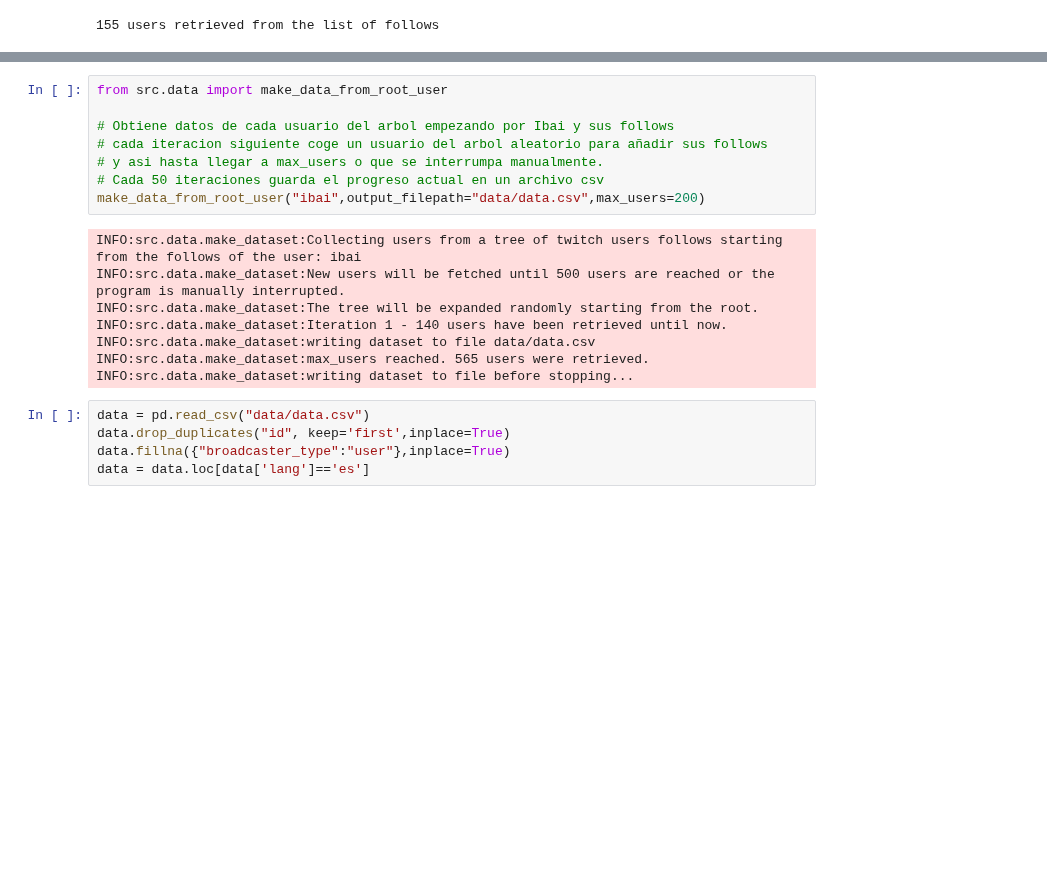
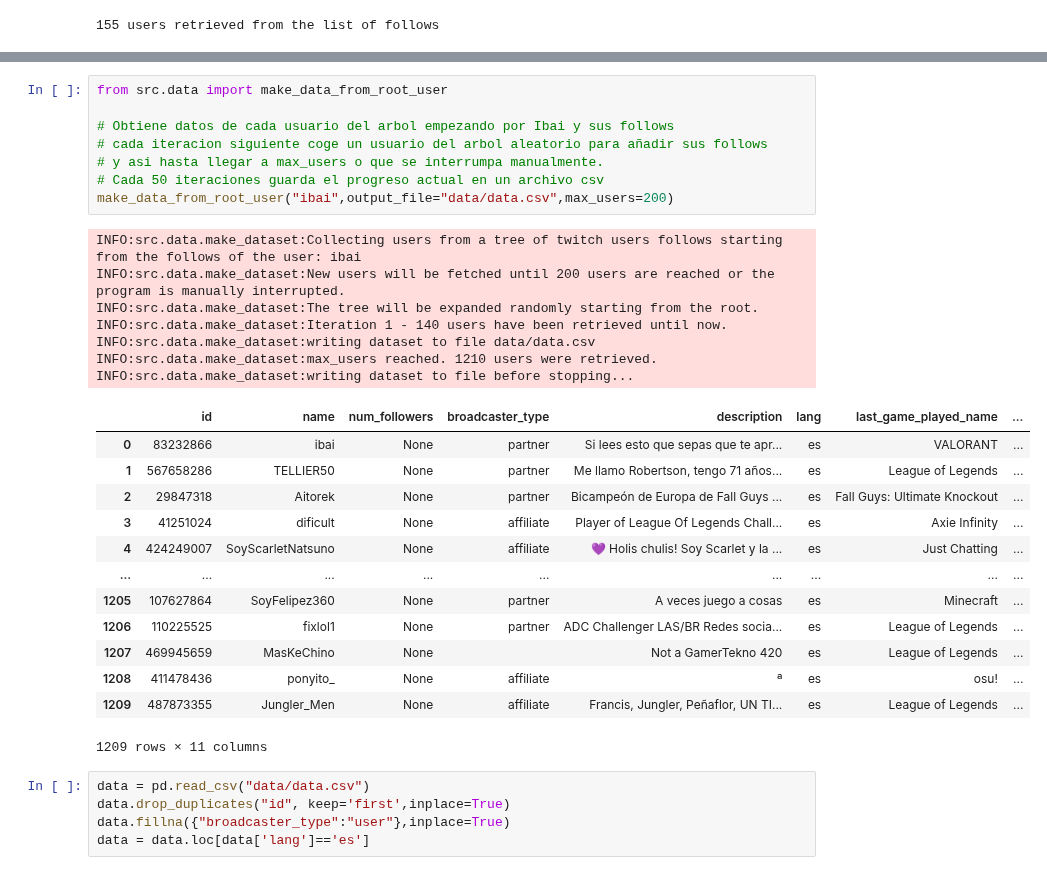
Before and after one commit to Enver-group/twitch-web-analytics, a Jupyter notebook: notebooks/davimen-twitch-api.ipynb, the cells around one changed output, grey strips where cells are left out. Saved outputs shown, nothing was run; the diff lists cells and outputs as text; blank space fills up the shorter version.

Commit message:
Added Ibai csv

```diff
--- a/notebooks/davimen-twitch-api.ipynb
+++ b/notebooks/davimen-twitch-api.ipynb
@@ -51,19 +51,32 @@ df
 # %%
 from src.data import make_data_from_root_user
 
 # Obtiene datos de cada usuario del arbol empezando por Ibai y sus follows
 # cada iteracion siguiente coge un usuario del arbol aleatorio para añadir sus follows
 # y asi hasta llegar a max_users o que se interrumpa manualmente.
 # Cada 50 iteraciones guarda el progreso actual en un archivo csv
-make_data_from_root_user("ibai",output_filepath="data/data.csv",max_users=200)
+make_data_from_root_user("ibai",output_file="data/data.csv",max_users=200)
 # %% [output]
 INFO:src.data.make_dataset:Collecting users from a tree of twitch users follows starting from the follows of the user: ibai
-INFO:src.data.make_dataset:New users will be fetched until 500 users are reached or the program is manually interrupted.
+INFO:src.data.make_dataset:New users will be fetched until 200 users are reached or the program is manually interrupted.
 INFO:src.data.make_dataset:The tree will be expanded randomly starting from the root.
 INFO:src.data.make_dataset:Iteration 1 - 140 users have been retrieved until now.
 INFO:src.data.make_dataset:writing dataset to file data/data.csv
-INFO:src.data.make_dataset:max_users reached. 565 users were retrieved.
+INFO:src.data.make_dataset:max_users reached. 1210 users were retrieved.
 INFO:src.data.make_dataset:writing dataset to file before stopping...
+|  | id | name | num_followers | broadcaster_type | description | lang | last_game_played_name | ... |
+| 0 | 83232866 | ibai | None | partner | Si lees esto que sepas que te apr... | es | VALORANT | ... |
+| 1 | 567658286 | TELLIER50 | None | partner | Me llamo Robertson, tengo 71 años... | es | League of Legends | ... |
+| 2 | 29847318 | Aitorek | None | partner | Bicampeón de Europa de Fall Guys ... | es | Fall Guys: Ultimate Knockout | ... |
+| 3 | 41251024 | dificult | None | affiliate | Player of League Of Legends Chall... | es | Axie Infinity | ... |
+| 4 | 424249007 | SoyScarletNatsuno | None | affiliate | 💜 Holis chulis! Soy Scarlet y la ... | es | Just Chatting | ... |
+| ... | ... | ... | ... | ... | ... | ... | ... | ... |
+| 1205 | 107627864 | SoyFelipez360 | None | partner | A veces juego a cosas | es | Minecraft | ... |
+| 1206 | 110225525 | fixlol1 | None | partner | ADC Challenger LAS/BR Redes socia... | es | League of Legends | ... |
+| 1207 | 469945659 | MasKeChino | None |  | Not a GamerTekno 420 | es | League of Legends | ... |
+| 1208 | 411478436 | ponyito_ | None | affiliate | ª | es | osu! | ... |
+| 1209 | 487873355 | Jungler_Men | None | affiliate | Francis, Jungler, Peñaflor, UN TI... | es | League of Legends | ... |
+1209 rows × 11 columns
 # %%
 data = pd.read_csv("data/data.csv")
 data.drop_duplicates("id", keep='first',inplace=True)
```
Also changed, not shown: parts of 4 cells of this notebook, 5 other files.
